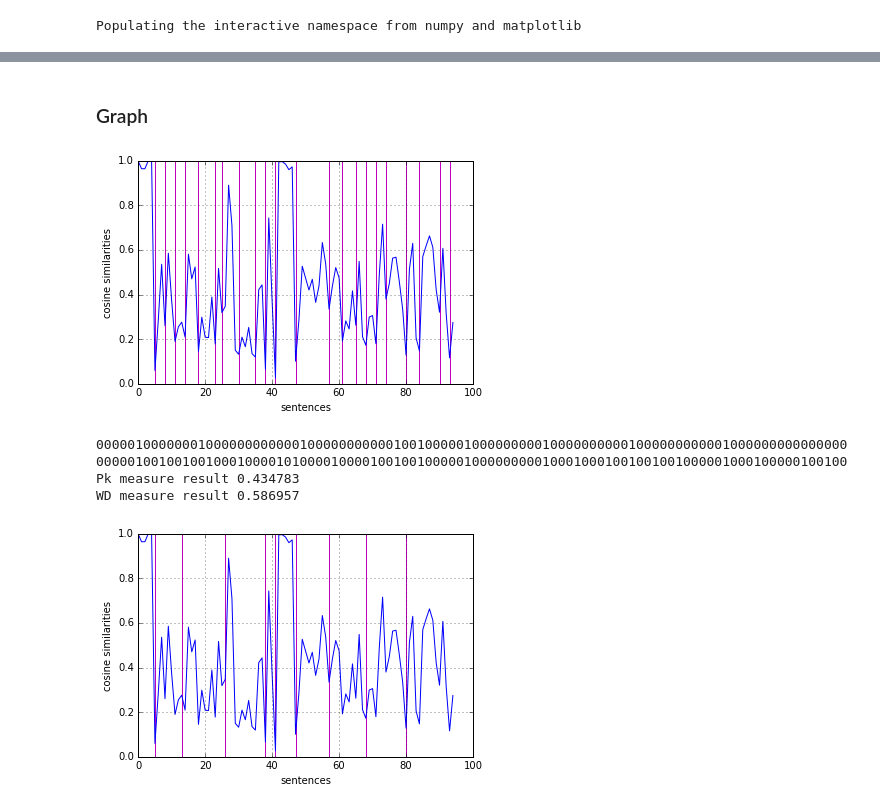
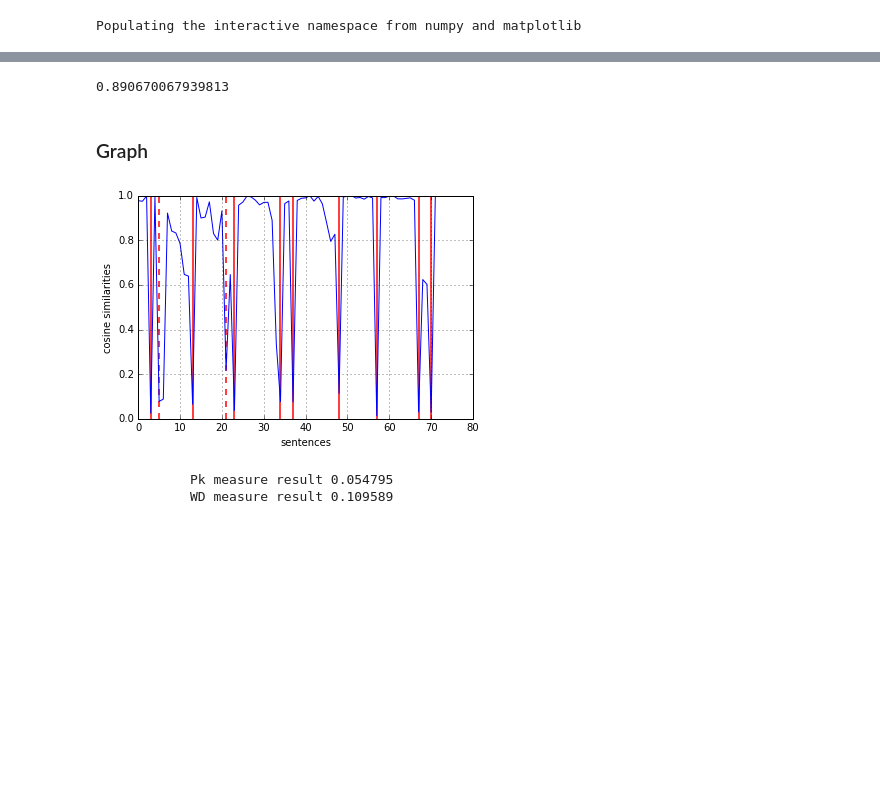
Before and after one commit to ldulcic/text-segmentation, a Jupyter notebook: TAR - Text Segmentation.ipynb, the cells around one changed output, grey strips where cells are left out. Drawn from its saved outputs; the diff is of its cells as text; code cells hidden in the pictures; blank space fills up the shorter version.

```diff
--- a/TAR - Text Segmentation.ipynb
+++ b/TAR - Text Segmentation.ipynb
@@ -98,10 +134,12 @@ Loading dataset
 # %%
 class Document:
     """
-    Document represents one document from choi dataset.
+    Document represents one document.
+
+    :param path: Path to file which contains document.
     :param sentences: list of document sentences
     :param boundaries: list of positions where segments boundaries are
-                        (note: boundary 0 means segment boundary is behind sententence at index 0)
+                        (note: boundary 0 means segment boundary is behind sentence at index 0)
     :param segment_divider: string which indicates boundary between two segments
     """
 
@@ -118,6 +156,8 @@ class Document:
 
     def load_document(self, path):
         """
+        Loads document from file.
+
         :param path: Path to file where document is.
         """
         sentences = self.get_valid_sentences(path)
@@ -135,6 +175,9 @@ class Document:
         Reads all sentences from file and filters out invalid ones.
         Invalid sentences are sentences which are empty or contain
         only irrelevant tokens like stop words, punctuations, etc.
+
+        :param path: Path to file where document is.
+        :return list: List of valid sentences.
         """
         sentences = []
         with open(path, 'r') as fd:
@@ -177,14 +222,14 @@ from scipy.signal import argrelextrema
 class TopicTiling:
     """
     Implementation of Topic Tiling algorithm (M. Riedl and C. Biemann. 2012, Text Segmentation with Topic Models)
+
+    :param m: Multiplier of standard deviation in condition for segmentation (c = mean - m*stddev).
+    :param cosine_similarities: Cosine similarities between sentences.
+    :param boundaries: Caluclated segments boundaries.
+
     """
 
     def __init__(self, m = 0.5):
-        """
-        :param m: Multiplier of standard deviation in condition for segmentation (c = mean - m*stddev).
-        :param cosine_similarities: Cosine similarities between sentences.
-        :param boundaries: Caluclated segments boundaries.
-        """
         self.m = m
         self.cosine_similarities = None
         self.boundaries = None
@@ -229,5 +274,8 @@ class TopicTiling:
         return self.boundaries
 
     def set_m(self, m):
+        """
+        Setter for parameter m.
+        """
         if m:
             self.m = m
@@ -353,9 +418,14 @@ from sklearn.cross_validation import ShuffleSplit
 
 cv = ShuffleSplit(len(X_train), n_iter=1, test_size=.2)
 
-params = {'n_topics': list(range(40, 130, 20)), 'a': np.arange(0.1, 1.1, 0.2), 'm': np.arange(0.4, 1.1, 0.1)}
+engine = SegmentationEngine(max_iter=60, a=0.1, b=0.01)
+params = {'n_topics': [60, 80, 100, 120, 130, 140, 150, 160], 'm': [0.1, 0.2, 0.3, 0.4, 0.5, 0.6, 0.7], 'a':[0, 0.1, 0.2, 0.3, 0.4, 0.5, 0.6, 0.7, 0.8, 0.9, 1]}
 clf = GridSearchCV(engine, params, cv=cv)
 
 t = time()
 clf.fit(X_train)
-print('Duration %f' % ((time() - t)/3600))
+print('Duration %f hours' % ((time() - t)/3600))
+# %%
+clf.best_estimator_.score(X_test)
+# %% [output]
+0.890670067939813
@@ -362,36 +434,25 @@ print('Duration %f' % ((time() - t)/3600))
+# %%
+doc = X_test[77]
+plot_indices = clf.best_estimator_.predict([doc])
 # %% [markdown]
 ### Graph
 # %%
 import matplotlib.pyplot as plt
 
+plt.vlines(plot_indices, 0, 1, 'r', linewidth=1.5)
 plt.plot(range(0, len(clf.best_estimator_.tt.cosine_similarities)), clf.best_estimator_.tt.cosine_similarities)
-plt.vlines(plot_indices, 0, 1, 'm')
 plt.xlabel("sentences")
 plt.ylabel("cosine similarities")
 plt.grid()
 plt.show()
 
 ref_doc = doc_to_seg_string(len(doc.sentences), doc.boundaries)
 estimated_doc = doc_to_seg_string(len(doc.sentences), plot_indices[0])
-
-print(ref_doc)
-print(estimated_doc)
-
 k = int(round(len(ref_doc) / (ref_doc.count('1') * 2.)))
 
 print('Pk measure result %f' % pk(ref_doc, estimated_doc))
 print('WD measure result %f' % windowdiff(ref_doc, estimated_doc, k))
-
-plt.plot(range(0, len(clf.best_estimator_.tt.cosine_similarities)), clf.best_estimator_.tt.cosine_similarities)
-plt.vlines(doc.boundaries, 0, 1, 'm')
-plt.xlabel("sentences")
-plt.ylabel("cosine similarities")
-plt.grid()
-plt.show()
 # %% [output]
-[figure, old version]
+[figure, new version]
-000001000000010000000000001000000000001001000001000000000100000000001000000000001000000000000000
-000001001001001000100001010000100001001001000001000000000100010001001001001000001000100000100100
-Pk measure result 0.434783
-WD measure result 0.586957
+            Pk measure result 0.054795
+            WD measure result 0.109589
-[figure, removed]
```
Also changed, not shown: parts of 15 cells of this notebook, 8 other files.
